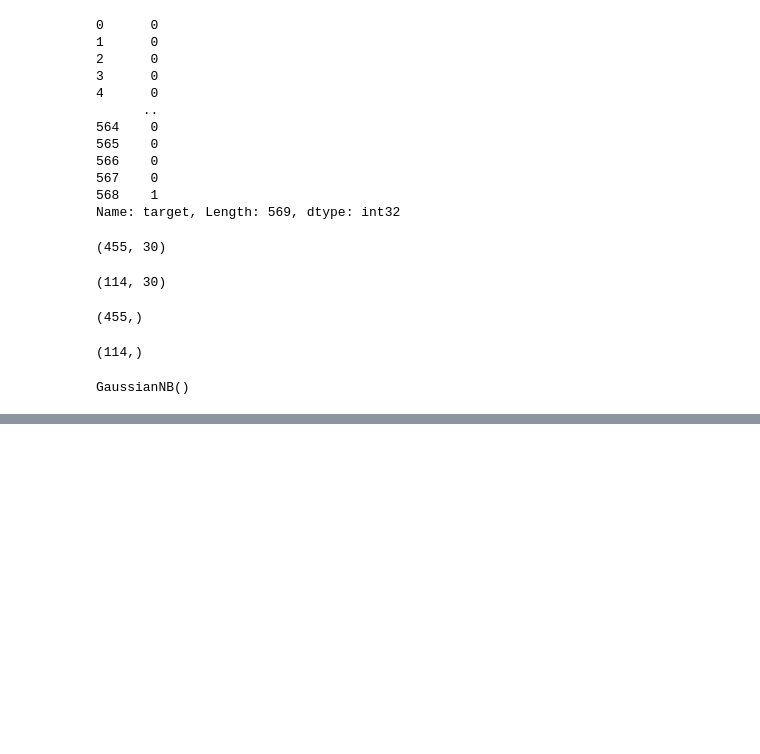
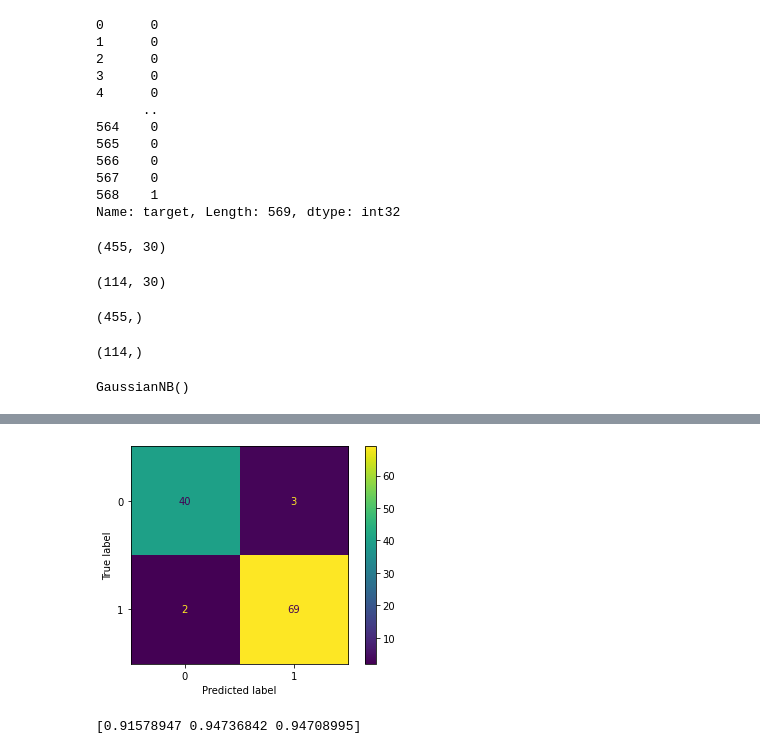
Before and after one commit to Csengupta1101/ML-Concepts, a Jupyter notebook: Class_16.04.2023_Naive_Bayes_Classifier.ipynb, the cells around one changed output, grey strips where cells are left out. Saved outputs shown, nothing was run; the diff lists cells and outputs as text; code cells hidden in the pictures; blank space fills up the shorter version.

```diff
--- a/Class_16.04.2023_Naive_Bayes_Classifier.ipynb
+++ b/Class_16.04.2023_Naive_Bayes_Classifier.ipynb
@@ -130,0 +131,10 @@ accuracy on testing dataset is:  0.9298245614035088
+# %%
+# confusion matrix
+import matplotlib.pyplot as plt
+predictions = nb.predict(xtest)
+cm = confusion_matrix(ytest, predictions, labels=clf.classes_)
+disp = ConfusionMatrixDisplay(confusion_matrix=cm,display_labels=clf.classes_)
+disp.plot()
+plt.show()
+# %% [output]
+[figure, added]
@@ -130,0 +144,4 @@ accuracy on testing dataset is:  0.9298245614035088
+# %%
+print(cv_score)
+# %% [output]
+[0.91578947 0.94736842 0.94708995]
```
Also changed, not shown: parts of 4 cells of this notebook.
